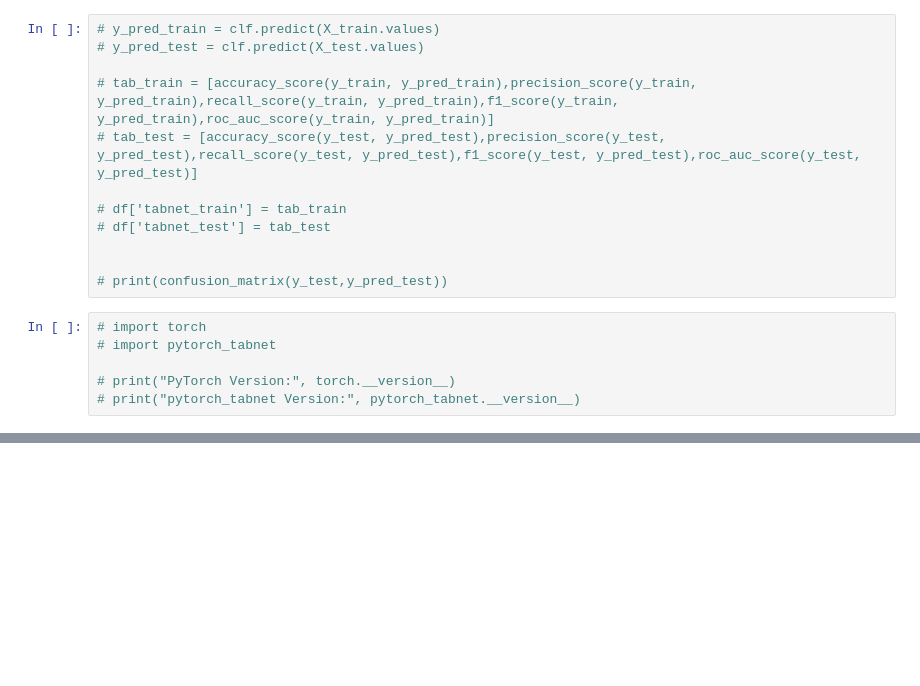
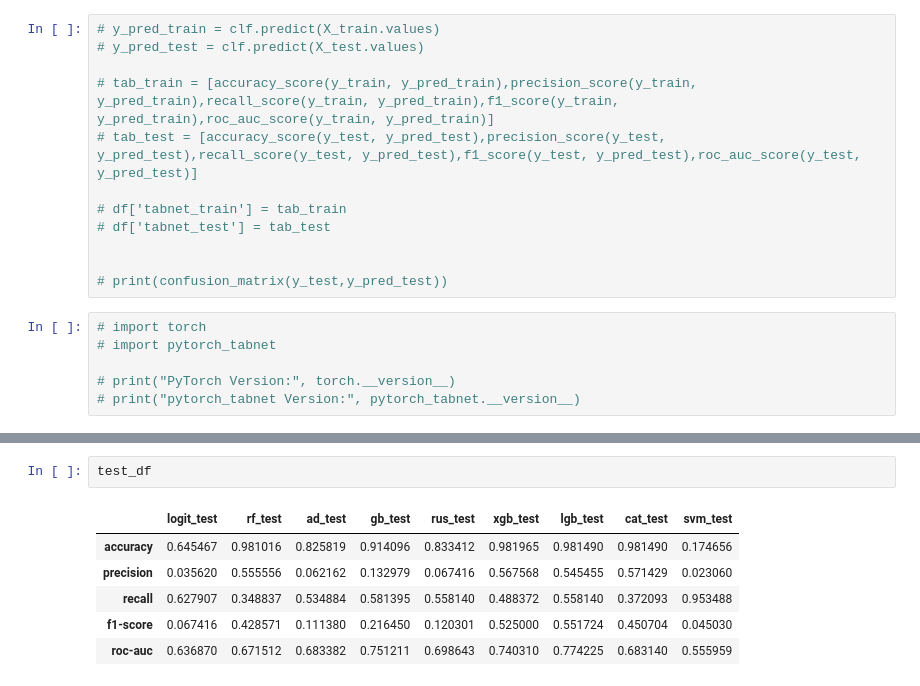
Before and after one commit to po5412409/-, a Jupyter notebook: 05.모델링/리샘플링_modeling.ipynb, the cells around one changed output, grey strips where cells are left out. Saved outputs shown, nothing was run; the diff lists cells and outputs as text; blank space fills up the shorter version.

```diff
--- a/05.모델링/리샘플링_modeling.ipynb
+++ b/05.모델링/리샘플링_modeling.ipynb
@@ -588,0 +498,9 @@ df2
+# %%
+test_df
+# %% [output]
+|  | logit_test | rf_test | ad_test | gb_test | rus_test | xgb_test | lgb_test | cat_test | svm_test |
+| accuracy | 0.645467 | 0.981016 | 0.825819 | 0.914096 | 0.833412 | 0.981965 | 0.981490 | 0.981490 | 0.174656 |
+| precision | 0.035620 | 0.555556 | 0.062162 | 0.132979 | 0.067416 | 0.567568 | 0.545455 | 0.571429 | 0.023060 |
+| recall | 0.627907 | 0.348837 | 0.534884 | 0.581395 | 0.558140 | 0.488372 | 0.558140 | 0.372093 | 0.953488 |
+| f1-score | 0.067416 | 0.428571 | 0.111380 | 0.216450 | 0.120301 | 0.525000 | 0.551724 | 0.450704 | 0.045030 |
+| roc-auc | 0.636870 | 0.671512 | 0.683382 | 0.751211 | 0.698643 | 0.740310 | 0.774225 | 0.683140 | 0.555959 |
```
Also changed, not shown: parts of 36 cells of this notebook, 13 other files.
